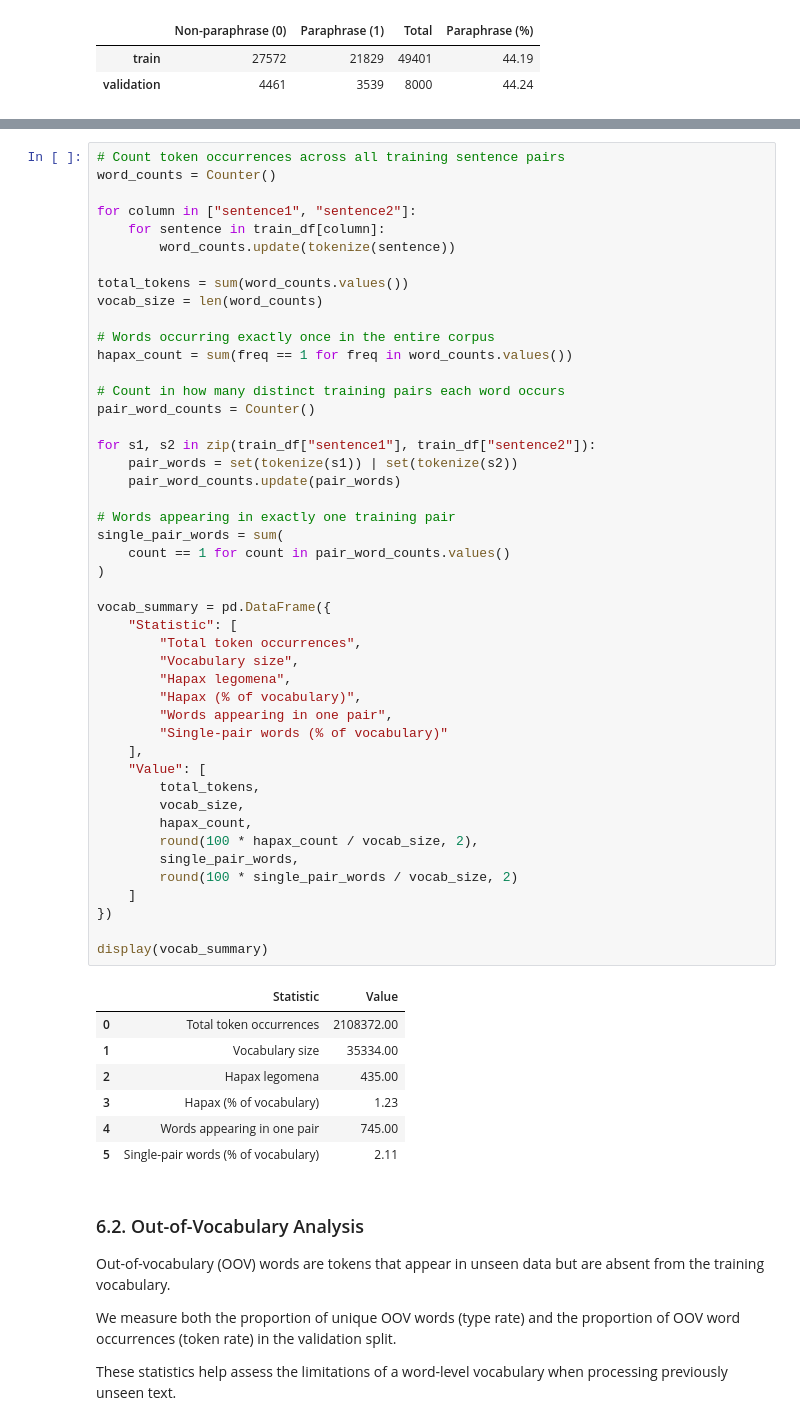
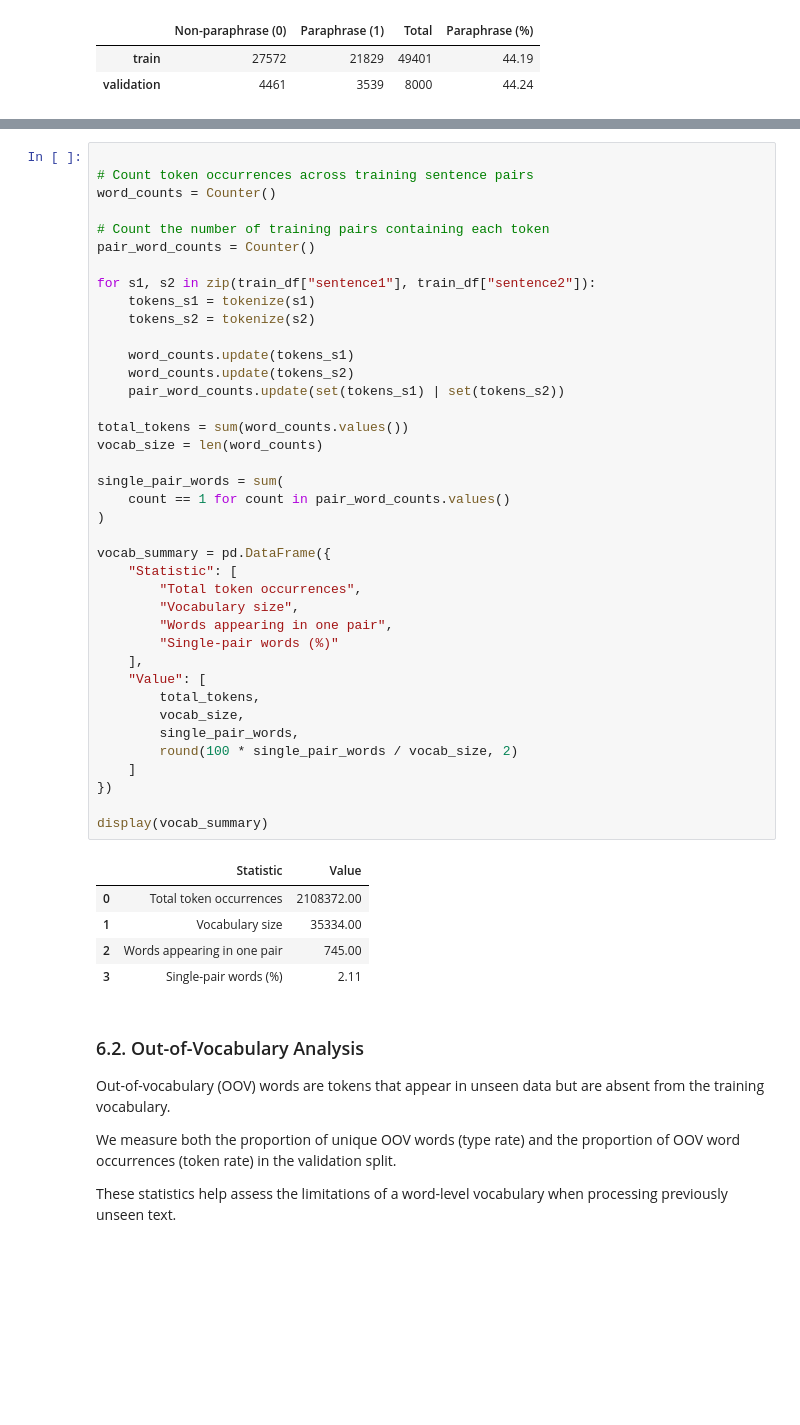
Before and after one commit to nuriallfe/nlp1, a Jupyter notebook: data_exploration.ipynb, the cells around one changed output, grey strips where cells are left out. Drawn from its saved outputs; the diff is of its cells as text; blank space fills up the shorter version.

```diff
--- a/data_exploration.ipynb
+++ b/data_exploration.ipynb
@@ -642,57 +649,48 @@ Both sentences from each training pair are considered, using the same basic toke
 # %%
-# Count token occurrences across all training sentence pairs
+
+# Count token occurrences across training sentence pairs
 word_counts = Counter()
 
-for column in ["sentence1", "sentence2"]:
-    for sentence in train_df[column]:
-        word_counts.update(tokenize(sentence))
+# Count the number of training pairs containing each token
+pair_word_counts = Counter()
+
+for s1, s2 in zip(train_df["sentence1"], train_df["sentence2"]):
+    tokens_s1 = tokenize(s1)
+    tokens_s2 = tokenize(s2)
+
+    word_counts.update(tokens_s1)
+    word_counts.update(tokens_s2)
+    pair_word_counts.update(set(tokens_s1) | set(tokens_s2))
 
 total_tokens = sum(word_counts.values())
 vocab_size = len(word_counts)
 
-# Words occurring exactly once in the entire corpus
-hapax_count = sum(freq == 1 for freq in word_counts.values())
-
-# Count in how many distinct training pairs each word occurs
-pair_word_counts = Counter()
-
-for s1, s2 in zip(train_df["sentence1"], train_df["sentence2"]):
-    pair_words = set(tokenize(s1)) | set(tokenize(s2))
-    pair_word_counts.update(pair_words)
-
-# Words appearing in exactly one training pair
 single_pair_words = sum(
     count == 1 for count in pair_word_counts.values()
 )
 
 vocab_summary = pd.DataFrame({
     "Statistic": [
         "Total token occurrences",
         "Vocabulary size",
-        "Hapax legomena",
-        "Hapax (% of vocabulary)",
         "Words appearing in one pair",
-        "Single-pair words (% of vocabulary)"
+        "Single-pair words (%)"
     ],
     "Value": [
         total_tokens,
         vocab_size,
-        hapax_count,
-        round(100 * hapax_count / vocab_size, 2),
         single_pair_words,
         round(100 * single_pair_words / vocab_size, 2)
     ]
 })
 
 display(vocab_summary)
 # %% [output]
 |  | Statistic | Value |
 | 0 | Total token occurrences | 2108372.00 |
 | 1 | Vocabulary size | 35334.00 |
-| 2 | Hapax legomena | 435.00 |
-| 3 | Hapax (% of vocabulary) | 1.23 |
-| 4 | Words appearing in one pair | 745.00 |
-| 5 | Single-pair words (% of vocabulary) | 2.11 |
+| 2 | Words appearing in one pair | 745.00 |
+| 3 | Single-pair words (%) | 2.11 |
 # %% [markdown]
 ### 6.2. Out-of-Vocabulary Analysis
 
```
Also changed, not shown: parts of 10 cells of this notebook, 1 other file.
